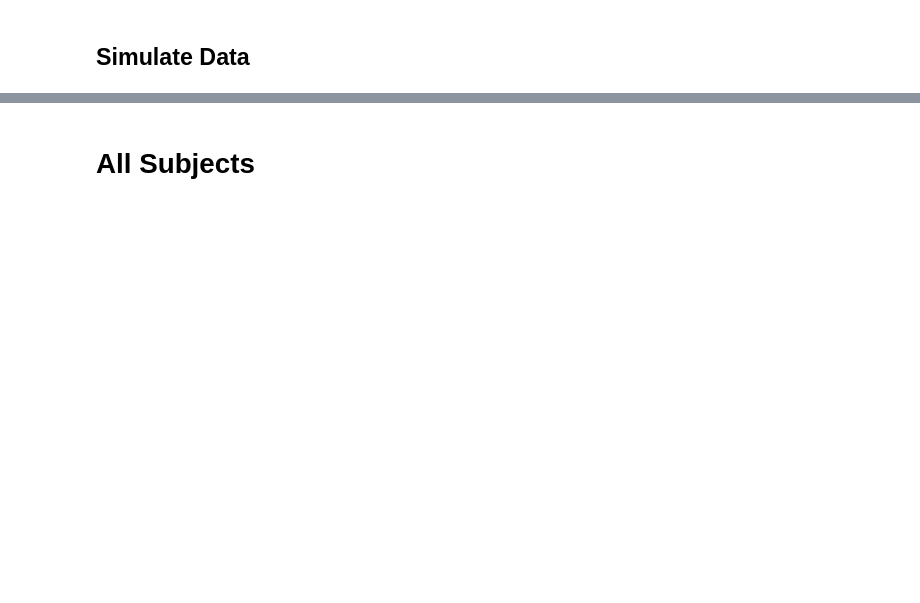
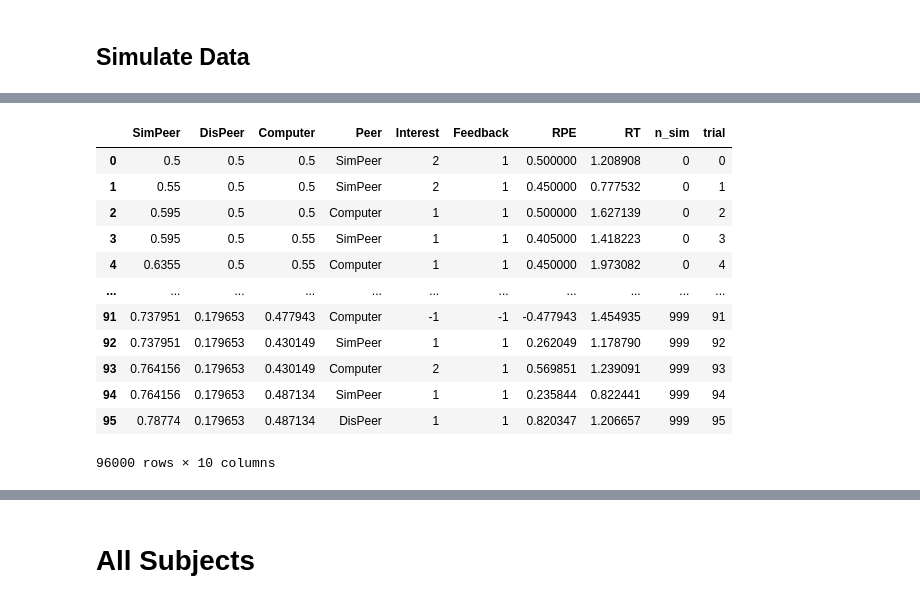
Before and after one commit to hspopal/scon_social_reward, a Jupyter notebook: code/social_reward_modeling.ipynb, the cells around one changed output, grey strips where cells are left out. Drawn from its saved outputs; the diff is of its cells as text; code cells hidden in the pictures; blank space fills up the shorter version.

```diff
--- a/code/social_reward_modeling.ipynb
+++ b/code/social_reward_modeling.ipynb
@@ -11,8 +11,6 @@ import os
 import glob
 import seaborn as sns
 import matplotlib.pyplot as plt
-
-pd.set_option("future.no_silent_downcasting", True)
 # %% [markdown]
 ### Set Paths
 # %%
@@ -85,5 +87,5 @@ This will serve as the null model
 # %%
-def rw_randrt_model(trial_list, alpha, neg_reward=False):
+def rw_randrt_model(trial_list, alpha, beta, neg_reward=False):
 
     # Define an empty dataframe for the value of each condition at each trial
     V = pd.DataFrame(columns=['SimPeer', 'DisPeer', 'Computer'],
@@ -94,20 +96,23 @@ def rw_randrt_model(trial_list, alpha, neg_reward=False):
     V.loc[0, ['SimPeer', 'DisPeer', 'Computer']] = 0.5
     RPE = np.empty(len(trial_list))
     RT = np.empty(len(trial_list))
+    intercept = np.random.rand()
 
     # Define minimum and maxium reaction time for random sampling
     min_rt = 0.25
     max_rt = 2.0
+
 
     for t in range(len(trial_list)):
         # Capture trial info
         cond_t = trial_list.loc[t, 'Peer']
 
         # Create a random RT
-        RT[t] = np.random.uniform(min_rt,max_rt)
+        RT[t] = beta * np.random.uniform(min_rt,max_rt) + intercept
 
         # Calculate the current value
-        value_t = V.loc[t, cond_t] + np.log(RT[t])
+        #value_t = V.loc[t, cond_t] + np.log(RT[t])
+        value_t = V.loc[t, cond_t]
 
         # Calculate RPE
         feedback_t = trial_list.loc[t, 'Feedback']
@@ -127,6 +132,9 @@ def rw_randrt_model(trial_list, alpha, neg_reward=False):
         V.loc[t+1, V.columns != cond_t] = V.loc[t, V.columns != cond_t]
 
     RL_output = V.iloc[:-1].copy()
+    RL_output['Peer'] = trial_list['Peer']
+    RL_output['Interest'] = trial_list['Interest']
+    RL_output['Feedback'] = trial_list['Feedback']
     RL_output['RPE'] = RPE
     RL_output['RT'] = RT
 
@@ -305,14 +444,14 @@ len(interest_pos)
 # %%
-def run_rl_model(model, alpha, neg_reward, n_trials, n_sims):
+def run_rl_model(model, alpha, beta, neg_reward, n_trials, n_sims):
     # Create empty dataframe to store data
-    model_data = model_1 = pd.DataFrame()
+    model_data = pd.DataFrame()
 
     for n_sim in range(n_sims):
         # Create simulated data
         sim_data = simulate_data(n_trials)
 
         # Run models
-        model_data_temp = model(sim_data, alpha=0.1, neg_reward=neg_reward)
+        model_data_temp = model(sim_data, alpha, beta, neg_reward=neg_reward)
 
         model_data_temp['n_sim'] = n_sim
 
@@ -320,7 +459,8 @@ def run_rl_model(model, alpha, neg_reward, n_trials, n_sims):
 
     # Turn index into time point
     model_data['trial'] = model_data.index
-    model_data_long = pd.melt(model_data, id_vars=['n_sim','RPE','trial'], var_name='Condition',
+    model_data_long = pd.melt(model_data, id_vars=['n_sim','Peer','RPE','RT','trial','Interest'],
+                              var_name='Condition',
                               value_vars=['SimPeer','DisPeer','Computer'], value_name='Value')
 
     return(model_data, model_data_long)
@@ -382,0 +656,16 @@ plt.subplots_adjust(wspace=0.8)
+# %%
+model_2
+# %% [output]
+|  | SimPeer | DisPeer | Computer | Peer | Interest | Feedback | RPE | RT | n_sim | trial |
+| 0 | 0.5 | 0.5 | 0.5 | SimPeer | 2 | 1 | 0.500000 | 1.208908 | 0 | 0 |
+| 1 | 0.55 | 0.5 | 0.5 | SimPeer | 2 | 1 | 0.450000 | 0.777532 | 0 | 1 |
+| 2 | 0.595 | 0.5 | 0.5 | Computer | 1 | 1 | 0.500000 | 1.627139 | 0 | 2 |
+| 3 | 0.595 | 0.5 | 0.55 | SimPeer | 1 | 1 | 0.405000 | 1.418223 | 0 | 3 |
+| 4 | 0.6355 | 0.5 | 0.55 | Computer | 1 | 1 | 0.450000 | 1.973082 | 0 | 4 |
+| ... | ... | ... | ... | ... | ... | ... | ... | ... | ... | ... |
+| 91 | 0.737951 | 0.179653 | 0.477943 | Computer | -1 | -1 | -0.477943 | 1.454935 | 999 | 91 |
+| 92 | 0.737951 | 0.179653 | 0.430149 | SimPeer | 1 | 1 | 0.262049 | 1.178790 | 999 | 92 |
+| 93 | 0.764156 | 0.179653 | 0.430149 | Computer | 2 | 1 | 0.569851 | 1.239091 | 999 | 93 |
+| 94 | 0.764156 | 0.179653 | 0.487134 | SimPeer | 1 | 1 | 0.235844 | 0.822441 | 999 | 94 |
+| 95 | 0.78774 | 0.179653 | 0.487134 | DisPeer | 1 | 1 | 0.820347 | 1.206657 | 999 | 95 |
+96000 rows × 10 columns
```
Also changed, not shown: parts of 61 cells of this notebook, 1 other file.
